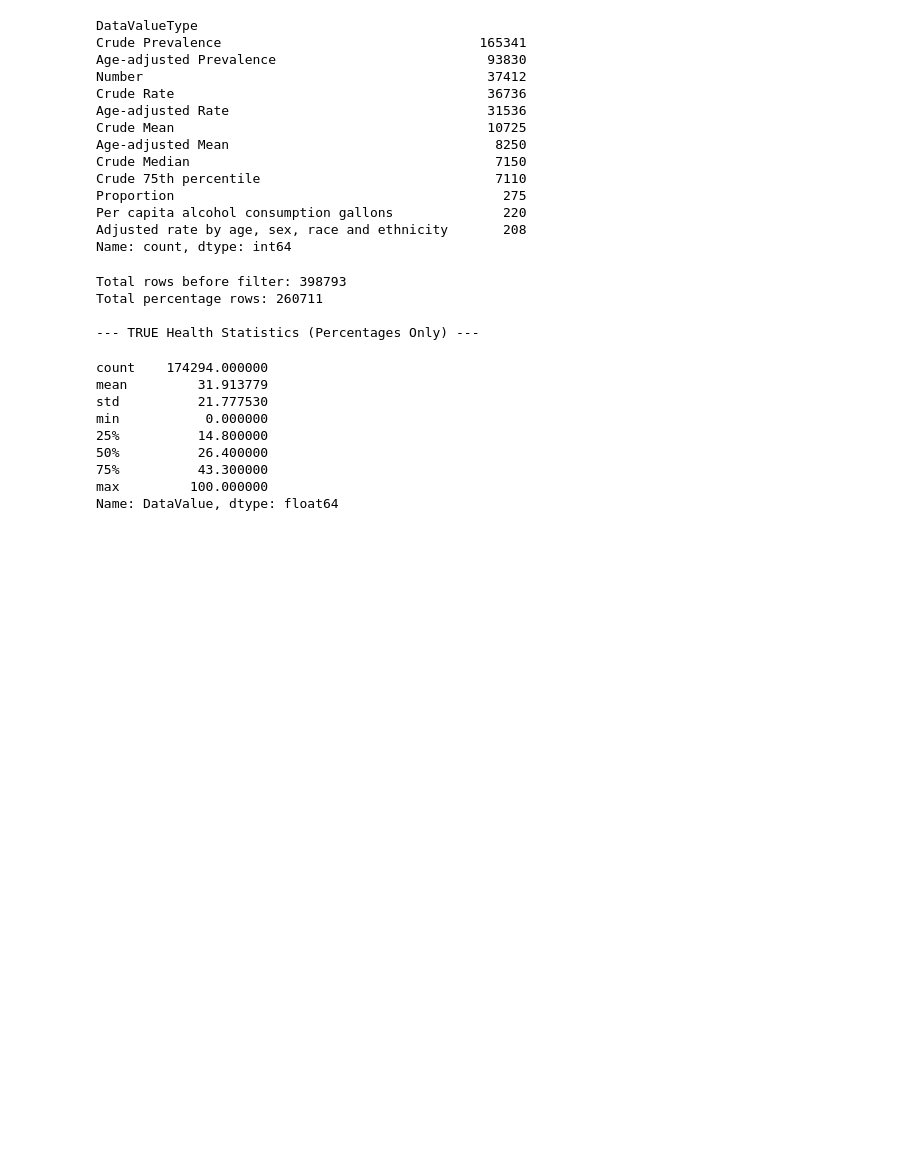
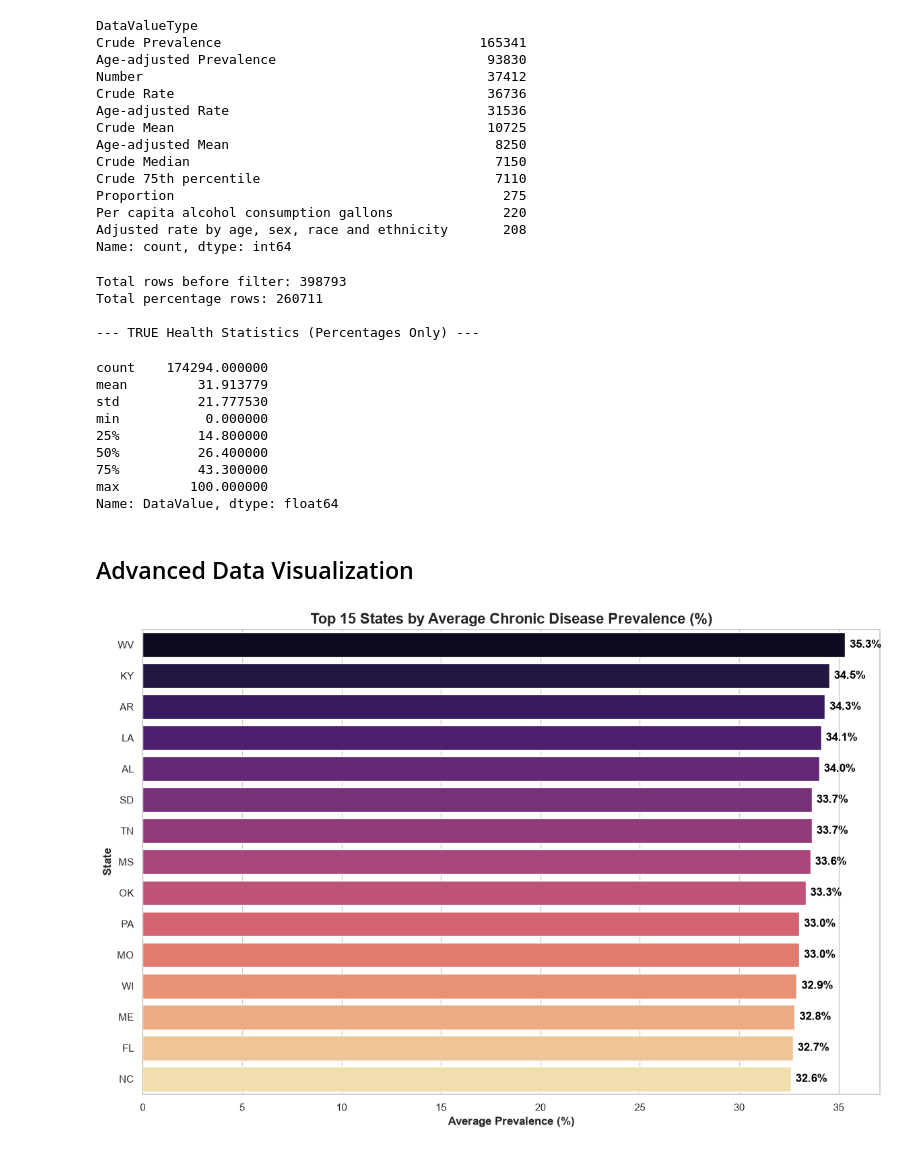
Before and after one commit to msaadqureshi2004/chronic-disease-analysis, a Jupyter notebook: main.ipynb, the cells around one changed output. Cells and saved outputs as stored; diff of their text form; code cells hidden in the pictures; blank space fills up the shorter version.

```diff
--- a/main.ipynb
+++ b/main.ipynb
@@ -184,3 +186,26 @@ min           0.000000
 75%          43.300000
 max         100.000000
 Name: DataValue, dtype: float64
+# %% [markdown]
+## Advanced Data Visualization
+# %%
+state_avg = df_percentages.groupby('LocationAbbr')['DataValue'].mean().sort_values(ascending=False).head(15)
+plt.figure(figsize=(12, 8))
+sns.set_theme(style="whitegrid")
+ax = sns.barplot(
+    x=state_avg.values,
+    y=state_avg.index,
+    palette="magma",
+    hue=state_avg.index,
+    legend=False
+)
+plt.title('Top 15 States by Average Chronic Disease Prevalence (%)', fontsize=16, weight='bold')
+plt.xlabel('Average Prevalence (%)', fontsize=12, weight='bold')
+plt.ylabel('State', fontsize=12, weight='bold')
+for i in ax.containers:
+    ax.bar_label(i, fmt='%.1f%%', padding=5, color='black', weight='bold')
+
+plt.tight_layout()
+plt.show()
+# %% [output]
+[figure, added]
```
Also changed, not shown: parts of 3 cells of this notebook.
